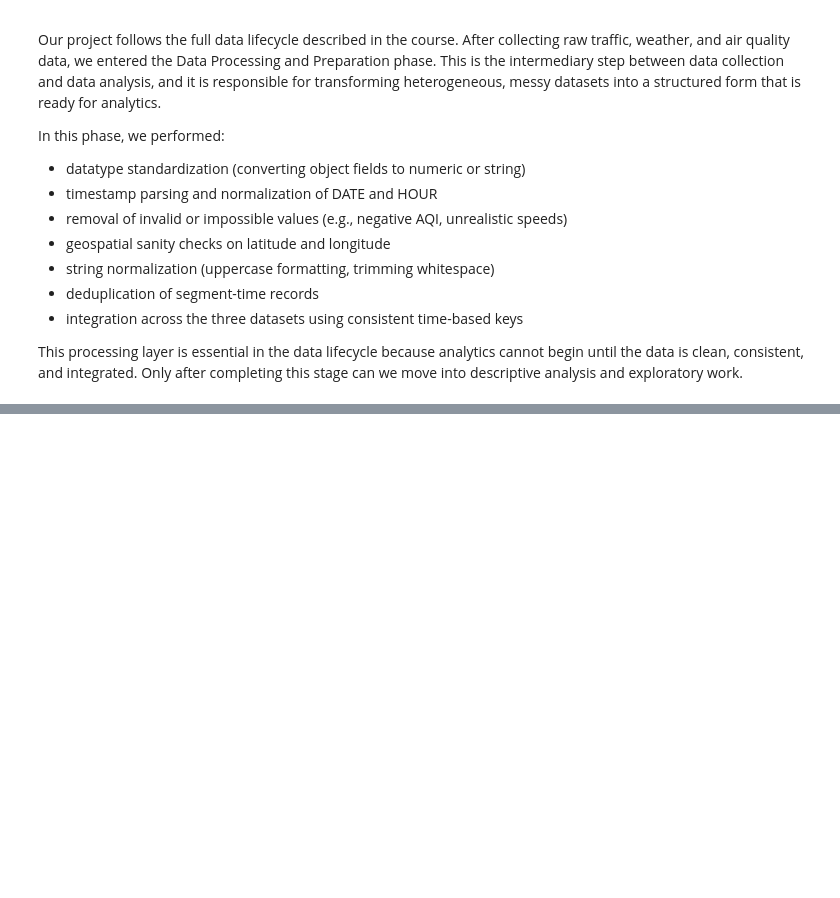
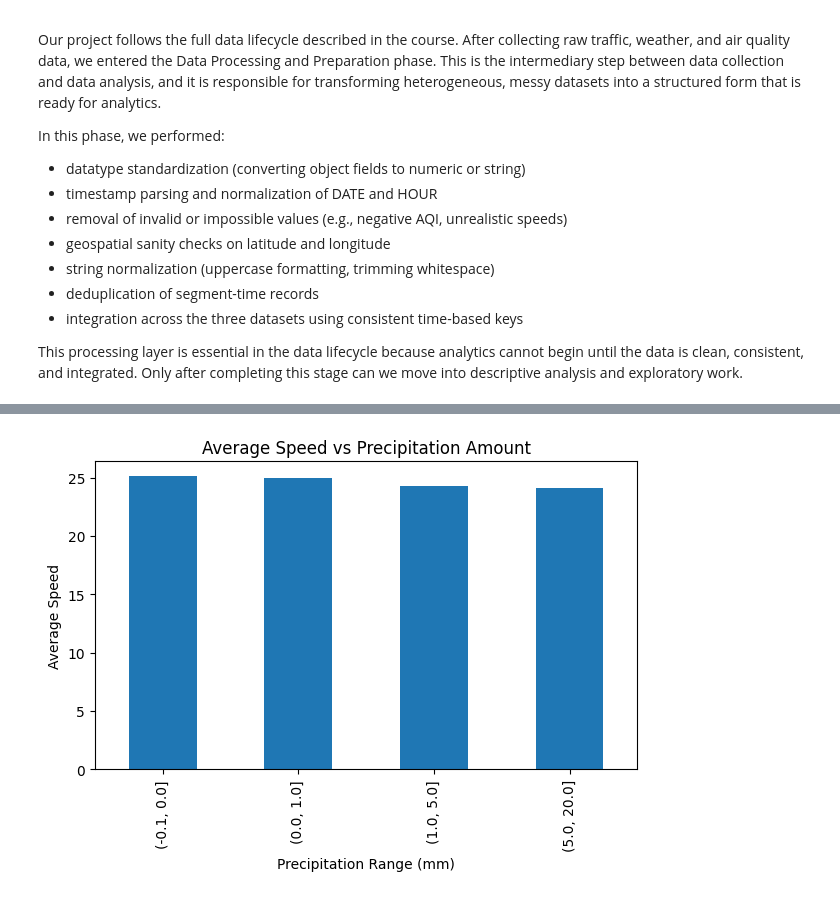
Before and after one commit to rishabhshahh/is477, a Jupyter notebook: notebooks/Project.ipynb, the cells around one changed output, grey strips where cells are left out. Drawn from its saved outputs; the diff is of its cells as text; code cells hidden in the pictures; blank space fills up the shorter version.

```diff
--- a/notebooks/Project.ipynb
+++ b/notebooks/Project.ipynb
@@ -386,0 +203,11 @@ This processing layer is essential in the data lifecycle because analytics canno
+# %%
+prcp_bins = pd.cut(final_df_cleaned["PRCP"], bins=[-0.1, 0, 1, 5, 20])
+speed_by_prcp = final_df_cleaned.groupby(prcp_bins)["SPEED"].mean()
+
+speed_by_prcp.plot(kind="bar", figsize=(7,4))
+plt.title("Average Speed vs Precipitation Amount")
+plt.xlabel("Precipitation Range (mm)")
+plt.ylabel("Average Speed")
+plt.show()
+# %% [output]
+[figure, added]
```
Also changed, not shown: parts of 34 cells of this notebook, 14 other files.
